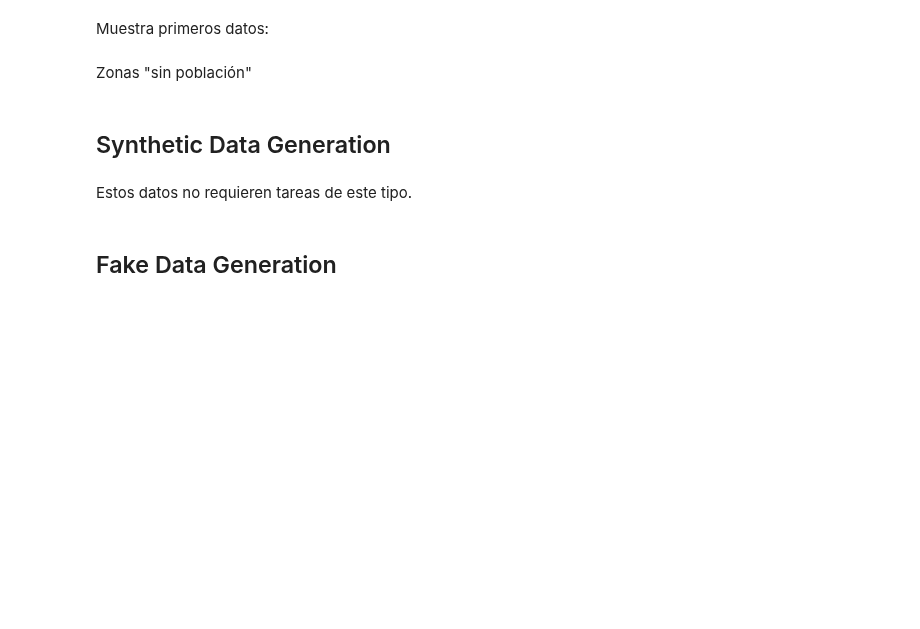
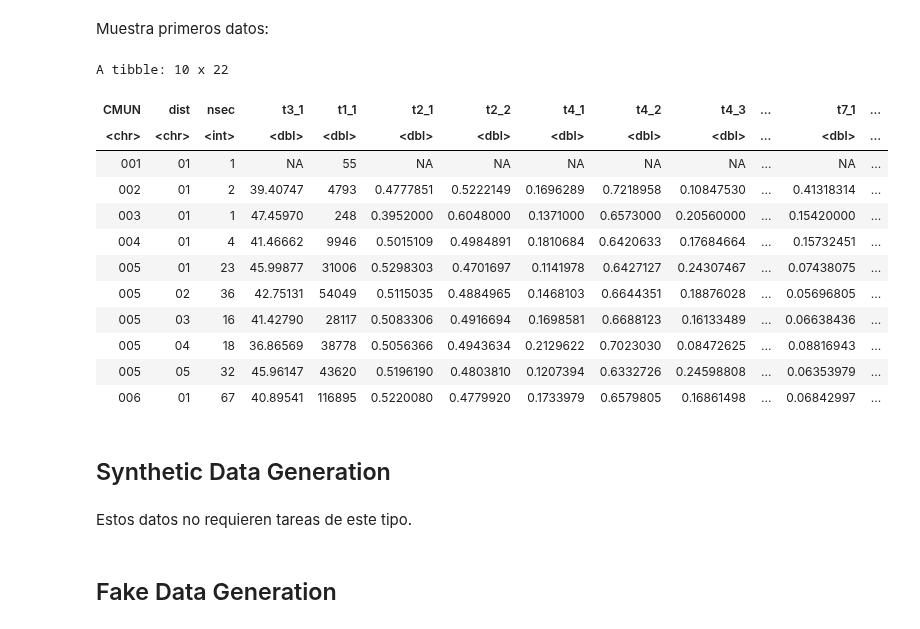
Before and after one commit to URJCDSLab/CitizenLab-Research-and-Development, a Jupyter notebook: casos_urjc/notebooks/II_data_processing/18_infraestructuras/05. - Data Collection_CU_18_10_indicadores_distritos_v_01.ipynb, the cells around one changed output. Cells and saved outputs as stored; diff of their text form; code cells hidden in the pictures; blank space fills up the shorter version.

```diff
--- a/casos_urjc/notebooks/II_data_processing/18_infraestructuras/05. - Data Collection_CU_18_10_indicadores_distritos_v_01.ipynb
+++ b/casos_urjc/notebooks/II_data_processing/18_infraestructuras/05. - Data Collection_CU_18_10_indicadores_distritos_v_01.ipynb
@@ -211,13 +209,12 @@ Para asegurar la trazabilidad, guardar las transformaciones en un objeto diferen
 # %%
 tdata_01 <- data_01 |>
   mutate(across(c(t2_1:t2_2, t4_1:t12_1), ~ .x*t1_1)) |>
-  group_by(CMUN, DIST) |>
+  group_by(CMUN, dist) |>
   summarise(nsec = n(),
             t3_1 = weighted.mean(x = t3_1, w = t1_1, na.rm = TRUE),
             t1_1 = sum(t1_1, na.rm = TRUE),
             across(c(t2_1:t2_2, t4_1:t12_1), ~sum(.x, na.rm = TRUE)/sum(t1_1, na.rm = TRUE)),
             .groups = "keep") |>
   mutate(across(t3_1:t12_1, ~ if_else(.x == 0, NA_real_, .x))) |>
-  arrange(id_zona) |>
+  arrange(CMUN, dist) |>
   ungroup()
-data_04_zonas_ind |> slice_head(n = 10)
@@ -236,0 +266,8 @@ Hay distritos en la correspondencia de zonas de salud que no existen en los indi
+# %%
+sf_use_s2(FALSE)
+tdata_02 <- data_02 |>
+    st_centroid()
+tdata_02 <- tdata_02 |>
+    mutate(area = st_area(data_02)) |>
+    bind_cols(st_coordinates(tdata_02)) |>
+    st_drop_geometry()
@@ -244,3 +304,11 @@ tdata_04_zonas_dens <- data_04_zonas_ind |>
+# %%
+tdata_01 <- tdata_01 |>
+    inner_join(tdata_02,
+                by = c("CMUN" = "CMUN",
+                "dist" = "CDIS")) |>
+    mutate(densidad_hab_km = as.numeric(t1_1/(area*10^(-6))),
+    area_km2 = as.numeric(area*10^(-6))) |>
+    select(-area)
 # %% [markdown]
 Estructura de los datos:
 # %%
@@ -248,7 +334,19 @@ glimpse(tdata_04_zonas_dens)
 # %% [markdown]
 Muestra primeros datos:
 # %%
-tdata_04_zonas_dens |>
+tdata_01 |>
     slice_head(n = 10)
+# %% [output]
+A tibble: 10 x 22
+| CMUN | dist | nsec | t3_1 | t1_1 | t2_1 | t2_2 | t4_1 | t4_2 | t4_3 | ... | t7_1 | ... |
+| <chr> | <chr> | <int> | <dbl> | <dbl> | <dbl> | <dbl> | <dbl> | <dbl> | <dbl> | ... | <dbl> | ... |
+| 001 | 01 | 1 | NA | 55 | NA | NA | NA | NA | NA | ... | NA | ... |
+| 002 | 01 | 2 | 39.40747 | 4793 | 0.4777851 | 0.5222149 | 0.1696289 | 0.7218958 | 0.10847530 | ... | 0.41318314 | ... |
+| 003 | 01 | 1 | 47.45970 | 248 | 0.3952000 | 0.6048000 | 0.1371000 | 0.6573000 | 0.20560000 | ... | 0.15420000 | ... |
+| 004 | 01 | 4 | 41.46662 | 9946 | 0.5015109 | 0.4984891 | 0.1810684 | 0.6420633 | 0.17684664 | ... | 0.15732451 | ... |
+| 005 | 01 | 23 | 45.99877 | 31006 | 0.5298303 | 0.4701697 | 0.1141978 | 0.6427127 | 0.24307467 | ... | 0.07438075 | ... |
+| 005 | 02 | 36 | 42.75131 | 54049 | 0.5115035 | 0.4884965 | 0.1468103 | 0.6644351 | 0.18876028 | ... | 0.05696805 | ... |
+| 005 | 03 | 16 | 41.42790 | 28117 | 0.5083306 | 0.4916694 | 0.1698581 | 0.6688123 | 0.16133489 | ... | 0.06638436 | ... |
+| 005 | 04 | 18 | 36.86569 | 38778 | 0.5056366 | 0.4943634 | 0.2129622 | 0.7023030 | 0.08472625 | ... | 0.08816943 | ... |
+| 005 | 05 | 32 | 45.96147 | 43620 | 0.5196190 | 0.4803810 | 0.1207394 | 0.6332726 | 0.24598808 | ... | 0.06353979 | ... |
+| 006 | 01 | 67 | 40.89541 | 116895 | 0.5220080 | 0.4779920 | 0.1733979 | 0.6579805 | 0.16861498 | ... | 0.06842997 | ... |
-# %% [markdown]
-Zonas "sin población"
```
Also changed, not shown: parts of 41 cells of this notebook, 12 other files.
